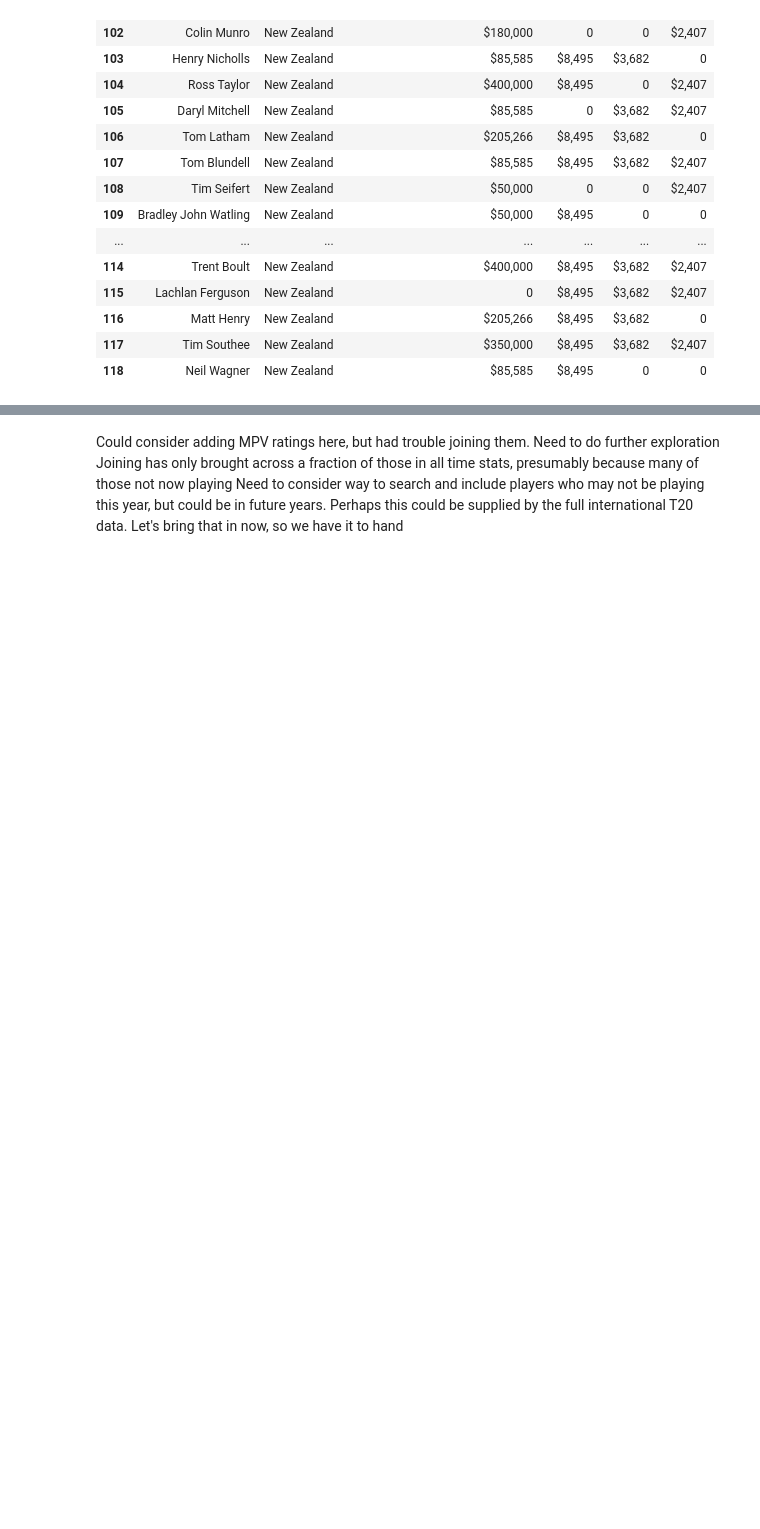
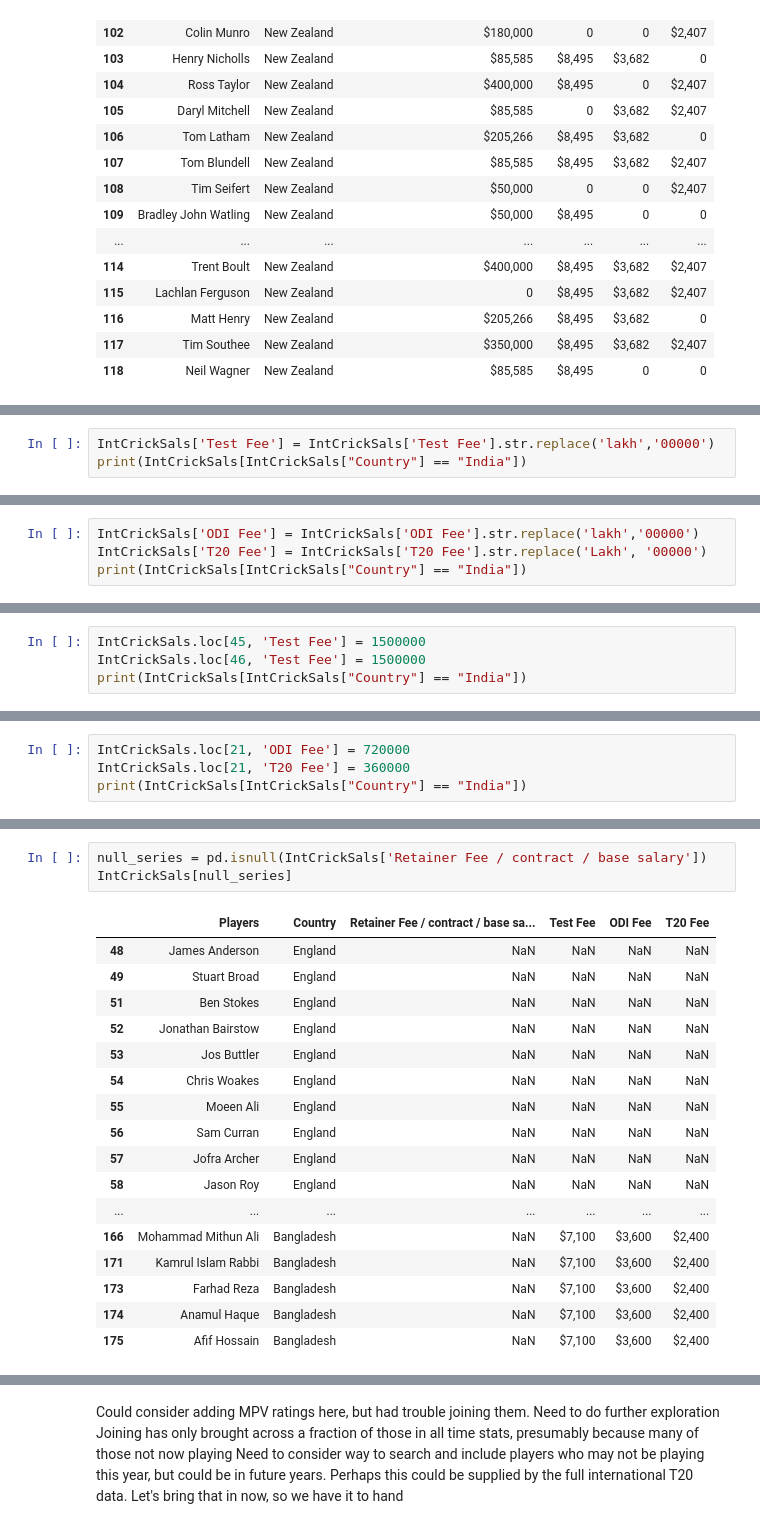
Before and after one commit to JonnyPearce/SpringboardCapstone2, a Jupyter notebook: Notebooks/Capstone2_CricketProject_Data_Wrangling_Jan 2023.ipynb, the cells around one changed output, grey strips where cells are left out. Saved outputs shown, nothing was run; the diff lists cells and outputs as text; blank space fills up the shorter version.

Commit message:
Further work on IntCrickSales and saved version with filled values with 0 at point 47

```diff
--- a/Notebooks/Capstone2_CricketProject_Data_Wrangling_Jan 2023.ipynb
+++ b/Notebooks/Capstone2_CricketProject_Data_Wrangling_Jan 2023.ipynb
@@ -736,0 +760,3 @@ IntCrickSals[IntCrickSals["Country"] == "New Zealand"]
+# %%
+IntCrickSals['Test Fee'] = IntCrickSals['Test Fee'].str.replace('lakh','00000')
+print(IntCrickSals[IntCrickSals["Country"] == "India"])
@@ -736,0 +781,4 @@ IntCrickSals[IntCrickSals["Country"] == "New Zealand"]
+# %%
+IntCrickSals['ODI Fee'] = IntCrickSals['ODI Fee'].str.replace('lakh','00000')
+IntCrickSals['T20 Fee'] = IntCrickSals['T20 Fee'].str.replace('Lakh', '00000')
+print(IntCrickSals[IntCrickSals["Country"] == "India"])
@@ -736,0 +805,4 @@ IntCrickSals[IntCrickSals["Country"] == "New Zealand"]
+# %%
+IntCrickSals.loc[45, 'Test Fee'] = 1500000
+IntCrickSals.loc[46, 'Test Fee'] = 1500000
+print(IntCrickSals[IntCrickSals["Country"] == "India"])
@@ -736,0 +827,4 @@ IntCrickSals[IntCrickSals["Country"] == "New Zealand"]
+# %%
+IntCrickSals.loc[21, 'ODI Fee'] = 720000
+IntCrickSals.loc[21, 'T20 Fee'] = 360000
+print(IntCrickSals[IntCrickSals["Country"] == "India"])
@@ -736,0 +865,21 @@ IntCrickSals[IntCrickSals["Country"] == "New Zealand"]
+# %%
+null_series = pd.isnull(IntCrickSals['Retainer Fee / contract / base salary'])
+IntCrickSals[null_series]
+# %% [output]
+|  | Players | Country | Retainer Fee / contract / base sa... | Test Fee | ODI Fee | T20 Fee |
+| 48 | James Anderson | England | NaN | NaN | NaN | NaN |
+| 49 | Stuart Broad | England | NaN | NaN | NaN | NaN |
+| 51 | Ben Stokes | England | NaN | NaN | NaN | NaN |
+| 52 | Jonathan Bairstow | England | NaN | NaN | NaN | NaN |
+| 53 | Jos Buttler | England | NaN | NaN | NaN | NaN |
+| 54 | Chris Woakes | England | NaN | NaN | NaN | NaN |
+| 55 | Moeen Ali | England | NaN | NaN | NaN | NaN |
+| 56 | Sam Curran | England | NaN | NaN | NaN | NaN |
+| 57 | Jofra Archer | England | NaN | NaN | NaN | NaN |
+| 58 | Jason Roy | England | NaN | NaN | NaN | NaN |
+| ... | ... | ... | ... | ... | ... | ... |
+| 166 | Mohammad Mithun Ali | Bangladesh | NaN | $7,100 | $3,600 | $2,400 |
+| 171 | Kamrul Islam Rabbi | Bangladesh | NaN | $7,100 | $3,600 | $2,400 |
+| 173 | Farhad Reza | Bangladesh | NaN | $7,100 | $3,600 | $2,400 |
+| 174 | Anamul Haque | Bangladesh | NaN | $7,100 | $3,600 | $2,400 |
+| 175 | Afif Hossain | Bangladesh | NaN | $7,100 | $3,600 | $2,400 |
```
Also changed, not shown: parts of 19 cells of this notebook.
